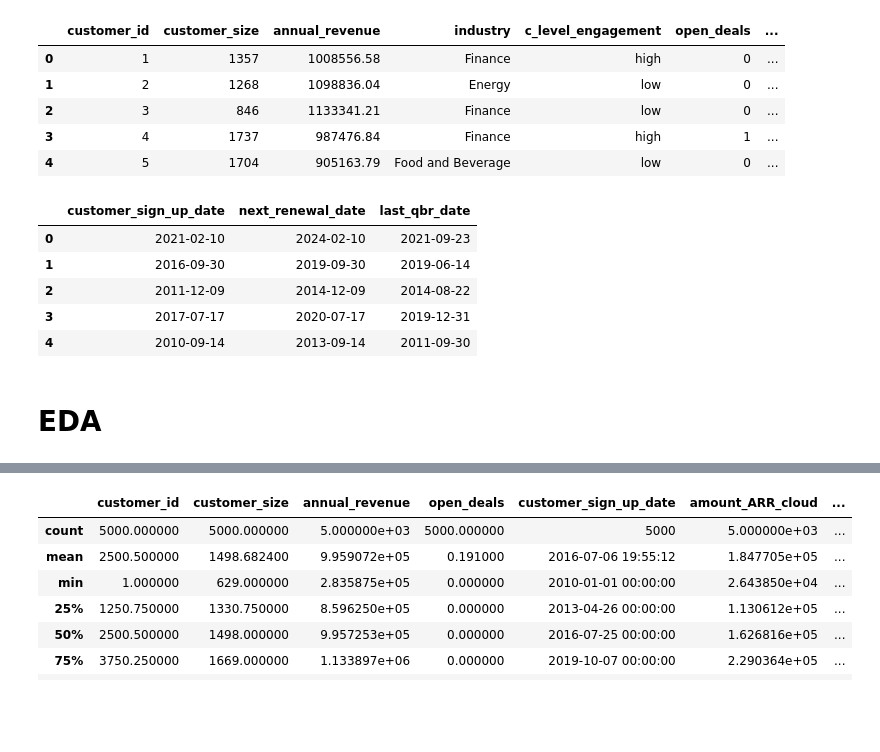
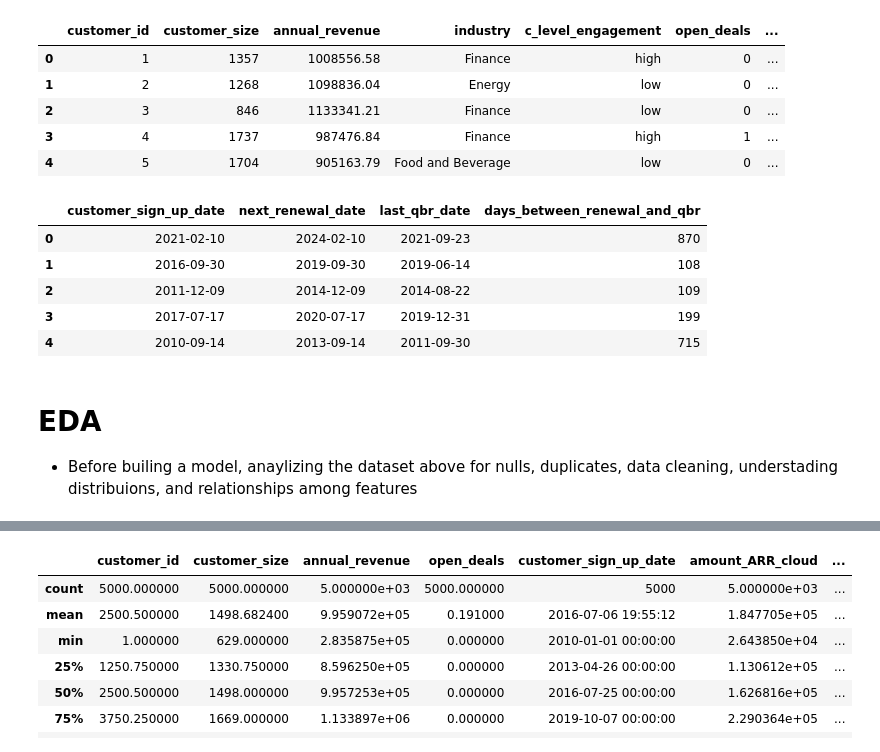
Before and after one commit to YI75/Renewal_Prediction_ML_Project, a Jupyter notebook: renewals.ipynb, the cells around one changed output, grey strips where cells are left out. Drawn from its saved outputs; the diff is of its cells as text; code cells hidden in the pictures; blank space fills up the shorter version.

Commit message:
added comments, working on improving model metrics

```diff
--- a/renewals.ipynb
+++ b/renewals.ipynb
@@ -67,11 +115,12 @@ df_customers.head()
 | 3 | 4 | 1737 | 987476.84 | Finance | high | 1 | ... |
 | 4 | 5 | 1704 | 905163.79 | Food and Beverage | low | 0 | ... |
 # %%
-df_customers[['customer_sign_up_date','next_renewal_date','last_qbr_date']].head()
+# Reviewing date features
+df_customers[['customer_sign_up_date','next_renewal_date','last_qbr_date','days_between_renewal_and_qbr']].head()
 # %% [output]
-|  | customer_sign_up_date | next_renewal_date | last_qbr_date |
-| 0 | 2021-02-10 | 2024-02-10 | 2021-09-23 |
-| 1 | 2016-09-30 | 2019-09-30 | 2019-06-14 |
-| 2 | 2011-12-09 | 2014-12-09 | 2014-08-22 |
-| 3 | 2017-07-17 | 2020-07-17 | 2019-12-31 |
-| 4 | 2010-09-14 | 2013-09-14 | 2011-09-30 |
+|  | customer_sign_up_date | next_renewal_date | last_qbr_date | days_between_renewal_and_qbr |
+| 0 | 2021-02-10 | 2024-02-10 | 2021-09-23 | 870 |
+| 1 | 2016-09-30 | 2019-09-30 | 2019-06-14 | 108 |
+| 2 | 2011-12-09 | 2014-12-09 | 2014-08-22 | 109 |
+| 3 | 2017-07-17 | 2020-07-17 | 2019-12-31 | 199 |
+| 4 | 2010-09-14 | 2013-09-14 | 2011-09-30 | 715 |
@@ -80,3 +127,4 @@ df_customers['days_between_renewal_and_qbr'] = (df_customers['next_renewal_date'
 # %% [markdown]
 # EDA
+- Before builing a model, anaylizing the dataset above for nulls, duplicates, data cleaning, understading distribuions, and relationships among features
 # %%
```
Also changed, not shown: parts of 35 cells of this notebook.
